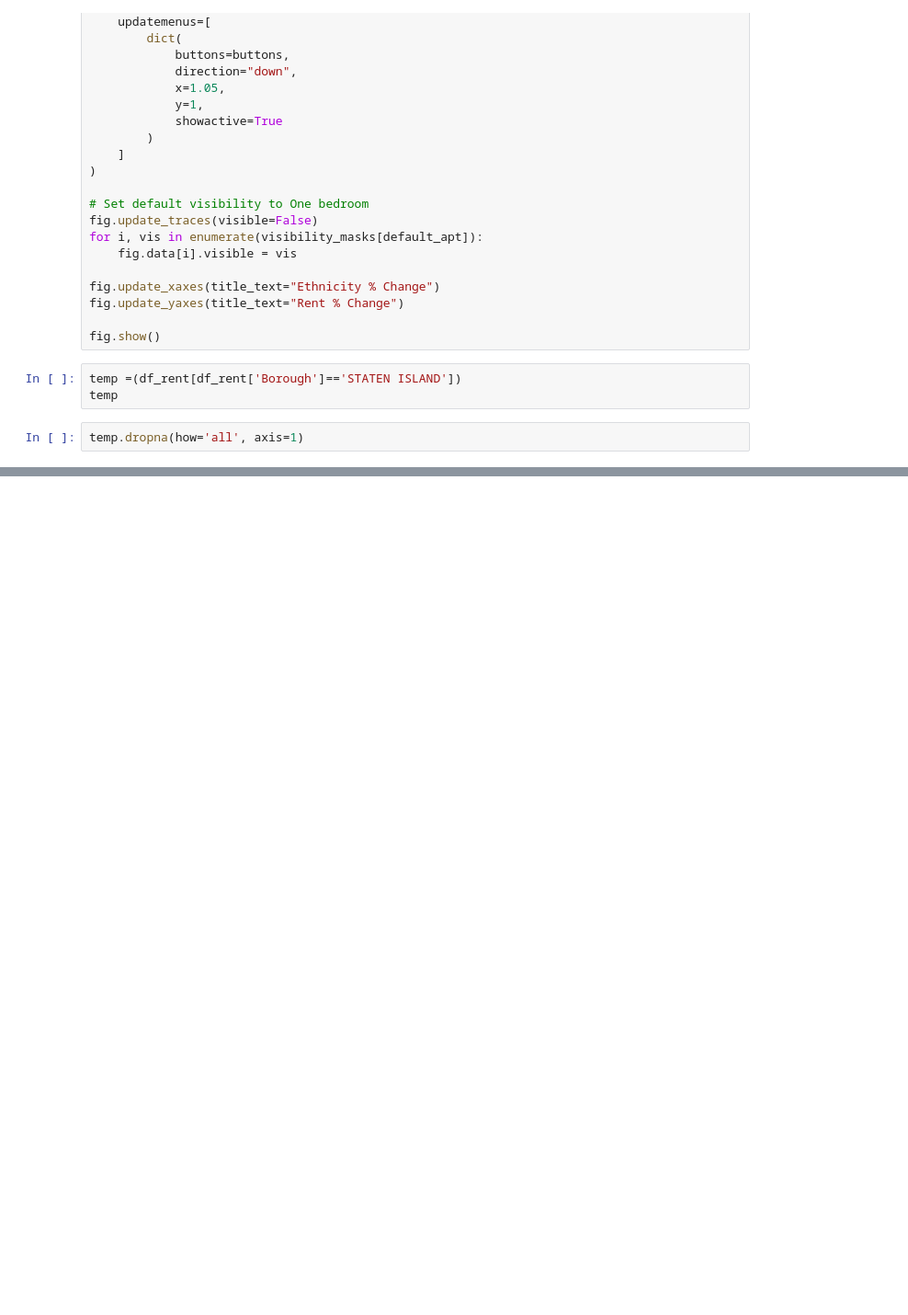
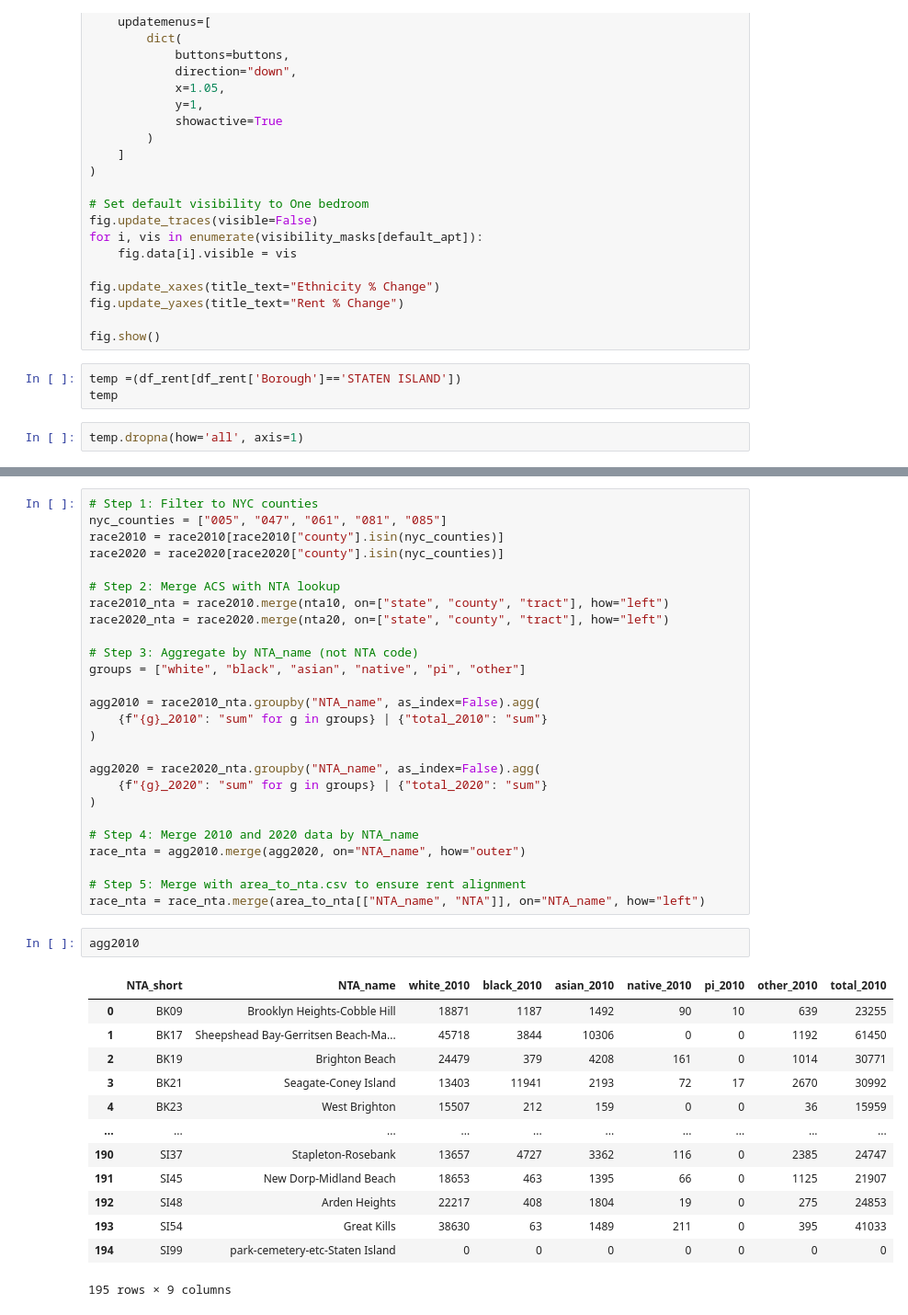
Before and after one commit to NYCRentAndSalary/NYCRentAndSalary.github.io, a Jupyter notebook: gentrification.ipynb, the cells around one changed output, grey strips where cells are left out. Shown at 92% size. Cells and saved outputs as stored; diff of their text form; blank space fills up the shorter version.

```diff
--- a/gentrification.ipynb
+++ b/gentrification.ipynb
@@ -1233,0 +1616,42 @@ temp.dropna(how='all', axis=1)
+# %%
+# Step 1: Filter to NYC counties
+nyc_counties = ["005", "047", "061", "081", "085"]
+race2010 = race2010[race2010["county"].isin(nyc_counties)]
+race2020 = race2020[race2020["county"].isin(nyc_counties)]
+
+# Step 2: Merge ACS with NTA lookup
+race2010_nta = race2010.merge(nta10, on=["state", "county", "tract"], how="left")
+race2020_nta = race2020.merge(nta20, on=["state", "county", "tract"], how="left")
+
+# Step 3: Aggregate by NTA_name (not NTA code)
+groups = ["white", "black", "asian", "native", "pi", "other"]
+
+agg2010 = race2010_nta.groupby("NTA_name", as_index=False).agg(
+    {f"{g}_2010": "sum" for g in groups} | {"total_2010": "sum"}
+)
+
+agg2020 = race2020_nta.groupby("NTA_name", as_index=False).agg(
+    {f"{g}_2020": "sum" for g in groups} | {"total_2020": "sum"}
+)
+
+# Step 4: Merge 2010 and 2020 data by NTA_name
+race_nta = agg2010.merge(agg2020, on="NTA_name", how="outer")
+
+# Step 5: Merge with area_to_nta.csv to ensure rent alignment
+race_nta = race_nta.merge(area_to_nta[["NTA_name", "NTA"]], on="NTA_name", how="left")
+# %%
+agg2010
+# %% [output]
+|  | NTA_short | NTA_name | white_2010 | black_2010 | asian_2010 | native_2010 | pi_2010 | other_2010 | total_2010 |
+| 0 | BK09 | Brooklyn Heights-Cobble Hill | 18871 | 1187 | 1492 | 90 | 10 | 639 | 23255 |
+| 1 | BK17 | Sheepshead Bay-Gerritsen Beach-Ma... | 45718 | 3844 | 10306 | 0 | 0 | 1192 | 61450 |
+| 2 | BK19 | Brighton Beach | 24479 | 379 | 4208 | 161 | 0 | 1014 | 30771 |
+| 3 | BK21 | Seagate-Coney Island | 13403 | 11941 | 2193 | 72 | 17 | 2670 | 30992 |
+| 4 | BK23 | West Brighton | 15507 | 212 | 159 | 0 | 0 | 36 | 15959 |
+| ... | ... | ... | ... | ... | ... | ... | ... | ... | ... |
+| 190 | SI37 | Stapleton-Rosebank | 13657 | 4727 | 3362 | 116 | 0 | 2385 | 24747 |
+| 191 | SI45 | New Dorp-Midland Beach | 18653 | 463 | 1395 | 66 | 0 | 1125 | 21907 |
+| 192 | SI48 | Arden Heights | 22217 | 408 | 1804 | 19 | 0 | 275 | 24853 |
+| 193 | SI54 | Great Kills | 38630 | 63 | 1489 | 211 | 0 | 395 | 41033 |
+| 194 | SI99 | park-cemetery-etc-Staten Island | 0 | 0 | 0 | 0 | 0 | 0 | 0 |
+195 rows × 9 columns
```
Also changed, not shown: parts of 34 cells of this notebook.
